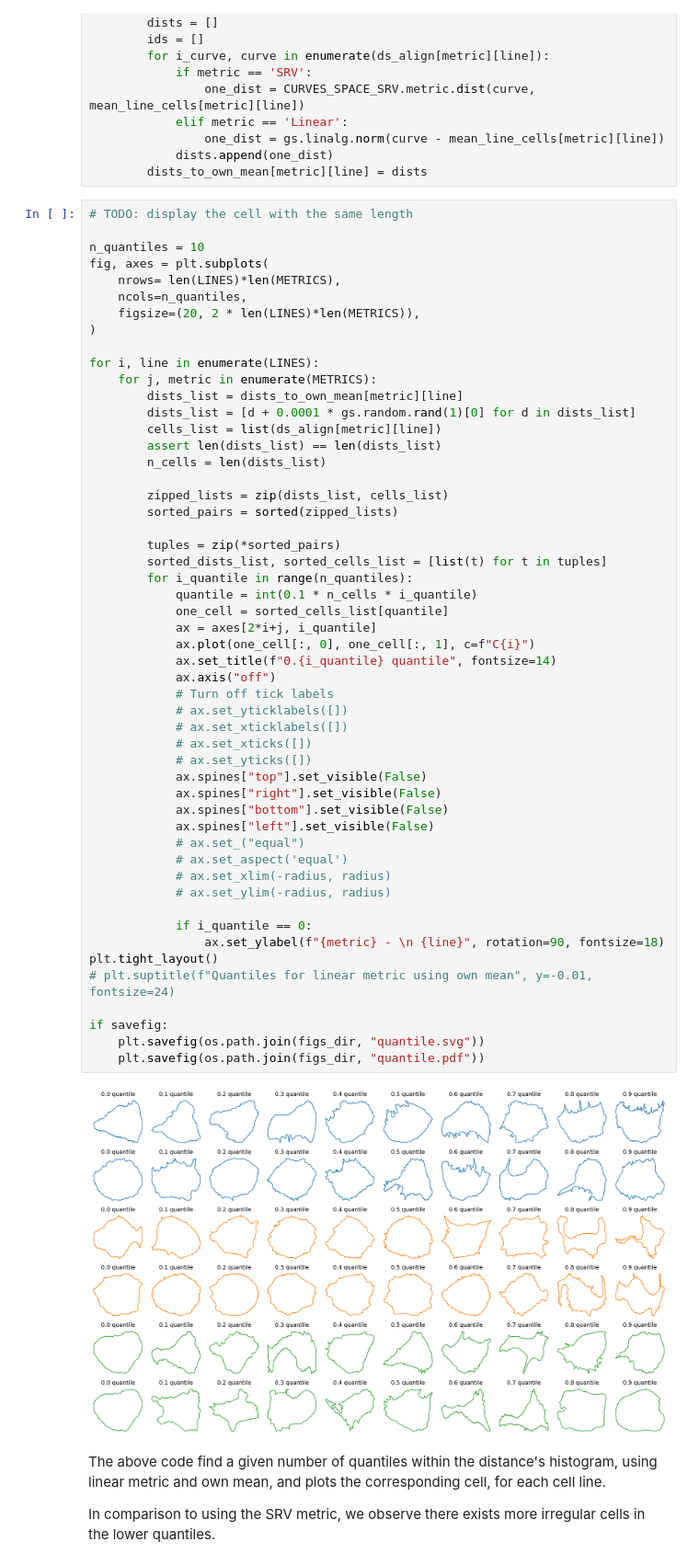
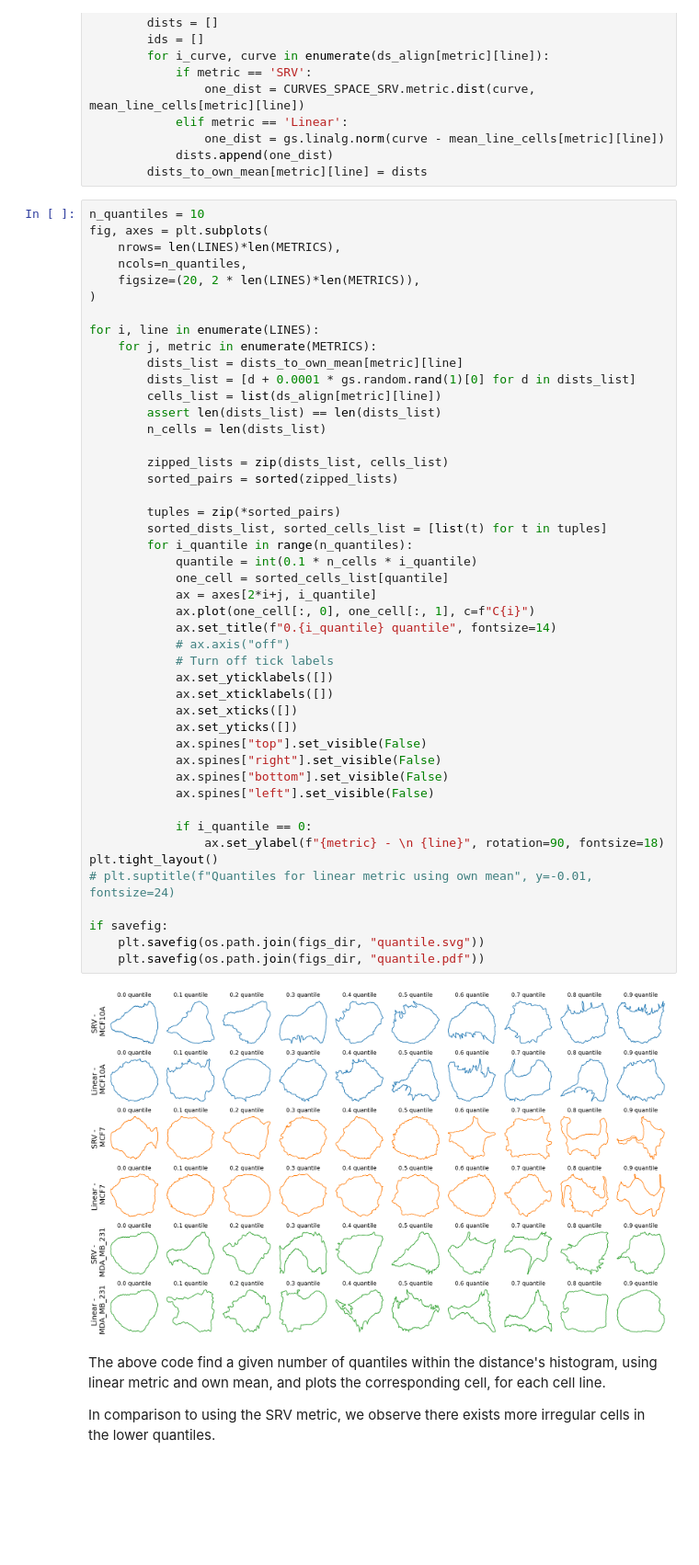
Before and after one commit to wxli0/dyn, a Jupyter notebook: dyn/notebooks/breast_cancer_analysis.ipynb, the cells around one changed output. Shown at 92% size. Drawn from its saved outputs; the diff is of its cells as text; blank space fills up the shorter version.

Commit message:
updated breast cancer analysis figures

```diff
--- a/dyn/notebooks/breast_cancer_analysis.ipynb
+++ b/dyn/notebooks/breast_cancer_analysis.ipynb
@@ -857,8 +857,6 @@ for metric in METRICS:
             dists.append(one_dist)
         dists_to_own_mean[metric][line] = dists
 # %%
-# TODO: display the cell with the same length
-
 n_quantiles = 10
 fig, axes = plt.subplots(
     nrows= len(LINES)*len(METRICS),
@@ -873,43 +871,39 @@ for i, line in enumerate(LINES):
         cells_list = list(ds_align[metric][line])
         assert len(dists_list) == len(dists_list)
         n_cells = len(dists_list)
 
         zipped_lists = zip(dists_list, cells_list)
         sorted_pairs = sorted(zipped_lists)
 
         tuples = zip(*sorted_pairs)
         sorted_dists_list, sorted_cells_list = [list(t) for t in tuples]
         for i_quantile in range(n_quantiles):
             quantile = int(0.1 * n_cells * i_quantile)
             one_cell = sorted_cells_list[quantile]
             ax = axes[2*i+j, i_quantile]
             ax.plot(one_cell[:, 0], one_cell[:, 1], c=f"C{i}")
             ax.set_title(f"0.{i_quantile} quantile", fontsize=14)
-            ax.axis("off")
+            # ax.axis("off")
             # Turn off tick labels
-            # ax.set_yticklabels([])
-            # ax.set_xticklabels([])
-            # ax.set_xticks([])
-            # ax.set_yticks([])
+            ax.set_yticklabels([])
+            ax.set_xticklabels([])
+            ax.set_xticks([])
+            ax.set_yticks([])
             ax.spines["top"].set_visible(False)
             ax.spines["right"].set_visible(False)
             ax.spines["bottom"].set_visible(False)
             ax.spines["left"].set_visible(False)
-            # ax.set_("equal")
-            # ax.set_aspect('equal')
-            # ax.set_xlim(-radius, radius)
-            # ax.set_ylim(-radius, radius)
 
             if i_quantile == 0:
                 ax.set_ylabel(f"{metric} - \n {line}", rotation=90, fontsize=18)
 plt.tight_layout()
 # plt.suptitle(f"Quantiles for linear metric using own mean", y=-0.01, fontsize=24)
 
 if savefig:
     plt.savefig(os.path.join(figs_dir, "quantile.svg"))
     plt.savefig(os.path.join(figs_dir, "quantile.pdf"))
 # %% [output]
-[figure, old version]
+[figure, new version]
 # %% [markdown]
 The above code find a given number of quantiles within the distance's histogram, using linear metric and own mean, and plots the corresponding cell, for each cell line.
 
```
Also changed, not shown: parts of 1 cell of this notebook, 2 other files.
